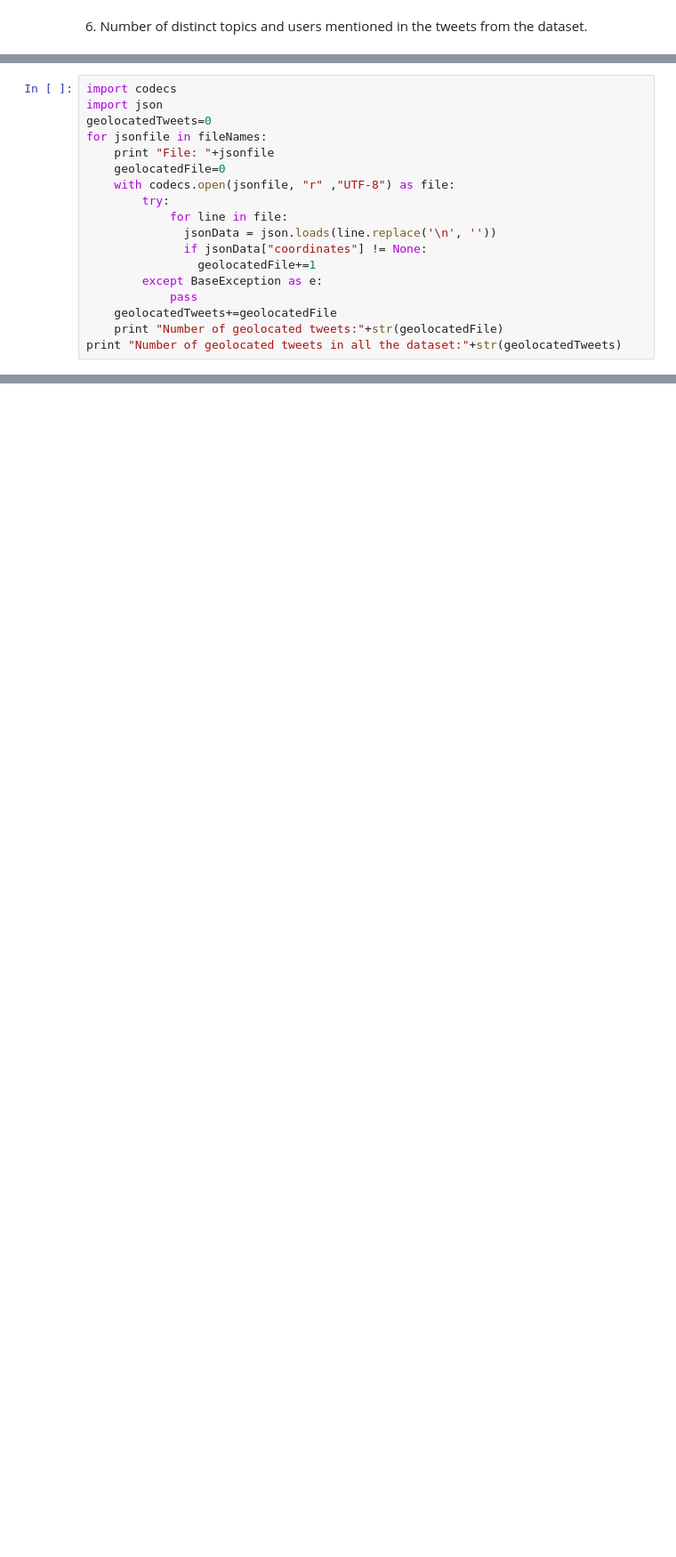
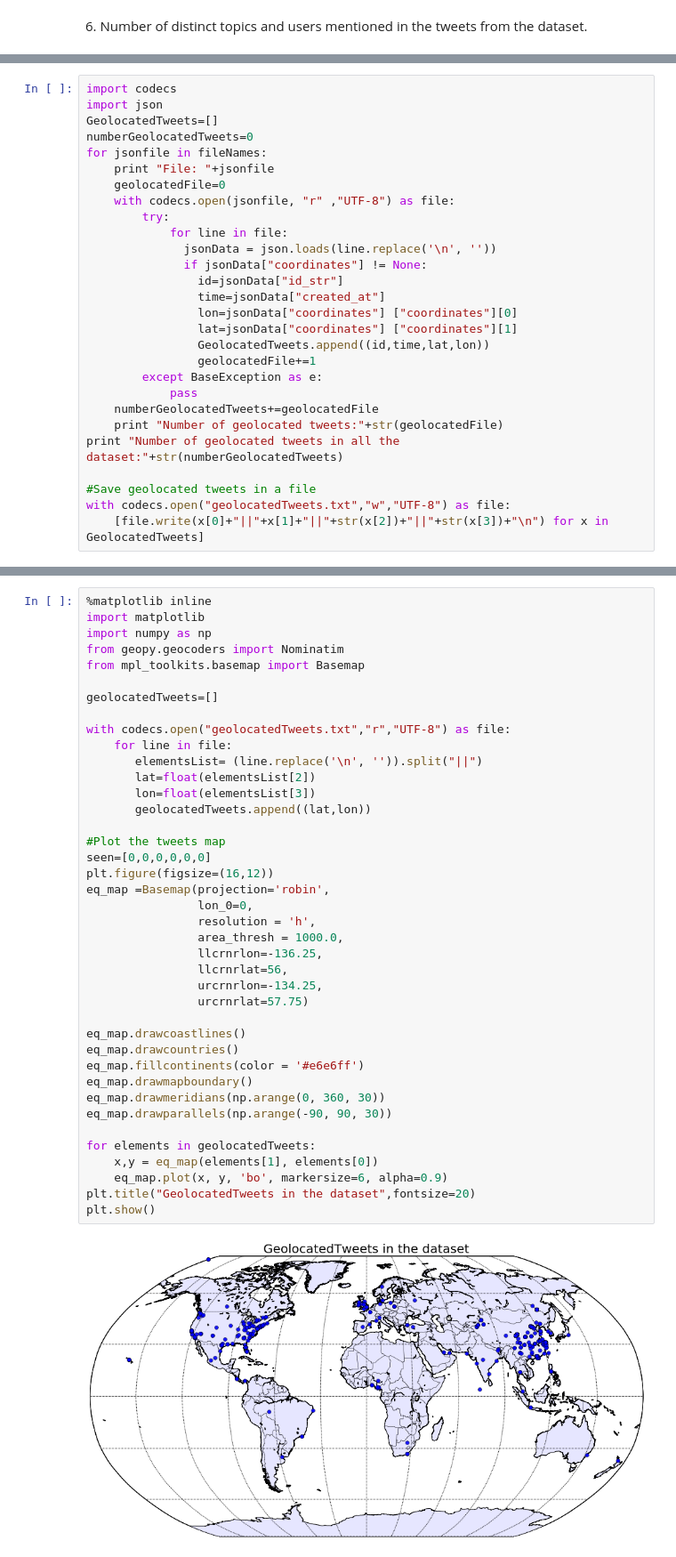
Before and after one commit to Innova4DLab/Zeinab---China-Research, a Jupyter notebook: Twitter Dataset analysis/twitterDatasetStatistics.ipynb, the cells around one changed output, grey strips where cells are left out. Shown at 89% size. Cells and saved outputs as stored; diff of their text form; blank space fills up the shorter version.

```diff
--- a/Twitter Dataset analysis/twitterDatasetStatistics.ipynb
+++ b/Twitter Dataset analysis/twitterDatasetStatistics.ipynb
@@ -192,7 +212,8 @@ Number of distinct users mentioned in all the dataset: 24338
 # %%
 import codecs
 import json
-geolocatedTweets=0
+GeolocatedTweets=[]
+numberGeolocatedTweets=0
 for jsonfile in fileNames:
     print "File: "+jsonfile
     geolocatedFile=0
@@ -201,10 +222,19 @@ for jsonfile in fileNames:
             for line in file:
               jsonData = json.loads(line.replace('\n', ''))
               if jsonData["coordinates"] != None:
+                id=jsonData["id_str"]
+                time=jsonData["created_at"]
+                lon=jsonData["coordinates"] ["coordinates"][0]
+                lat=jsonData["coordinates"] ["coordinates"][1]
+                GeolocatedTweets.append((id,time,lat,lon))
                 geolocatedFile+=1
         except BaseException as e:
             pass
-    geolocatedTweets+=geolocatedFile
+    numberGeolocatedTweets+=geolocatedFile
     print "Number of geolocated tweets:"+str(geolocatedFile)
-print "Number of geolocated tweets in all the dataset:"+str(geolocatedTweets)
+print "Number of geolocated tweets in all the dataset:"+str(numberGeolocatedTweets)
+
+#Save geolocated tweets in a file
+with codecs.open("geolocatedTweets.txt","w","UTF-8") as file:
+    [file.write(x[0]+"||"+x[1]+"||"+str(x[2])+"||"+str(x[3])+"\n") for x in  GeolocatedTweets]
 # %% [output]
@@ -228 +260,43 @@ Number of geolocated tweets in all the dataset:139
+# %%
+%matplotlib inline
+import matplotlib
+import numpy as np
+from geopy.geocoders import Nominatim
+from mpl_toolkits.basemap import Basemap
+
+geolocatedTweets=[]
+
+with codecs.open("geolocatedTweets.txt","r","UTF-8") as file:
+    for line in file:
+       elementsList= (line.replace('\n', '')).split("||")
+       lat=float(elementsList[2])
+       lon=float(elementsList[3])
+       geolocatedTweets.append((lat,lon))
+
+#Plot the tweets map
+seen=[0,0,0,0,0,0]
+plt.figure(figsize=(16,12))
+eq_map =Basemap(projection='robin',
+                lon_0=0,
+                resolution = 'h',
+                area_thresh = 1000.0,
+                llcrnrlon=-136.25,
+                llcrnrlat=56,
+                urcrnrlon=-134.25,
+                urcrnrlat=57.75)
+
+eq_map.drawcoastlines()
+eq_map.drawcountries()
+eq_map.fillcontinents(color = '#e6e6ff')
+eq_map.drawmapboundary()
+eq_map.drawmeridians(np.arange(0, 360, 30))
+eq_map.drawparallels(np.arange(-90, 90, 30))
+
+for elements in geolocatedTweets:
+    x,y = eq_map(elements[1], elements[0])
+    eq_map.plot(x, y, 'bo', markersize=6, alpha=0.9)
+plt.title("GeolocatedTweets in the dataset",fontsize=20)
+plt.show()
+# %% [output]
+[figure, added]
 # %% [markdown]
```
Also changed, not shown: parts of 14 cells of this notebook, 4 other files.
